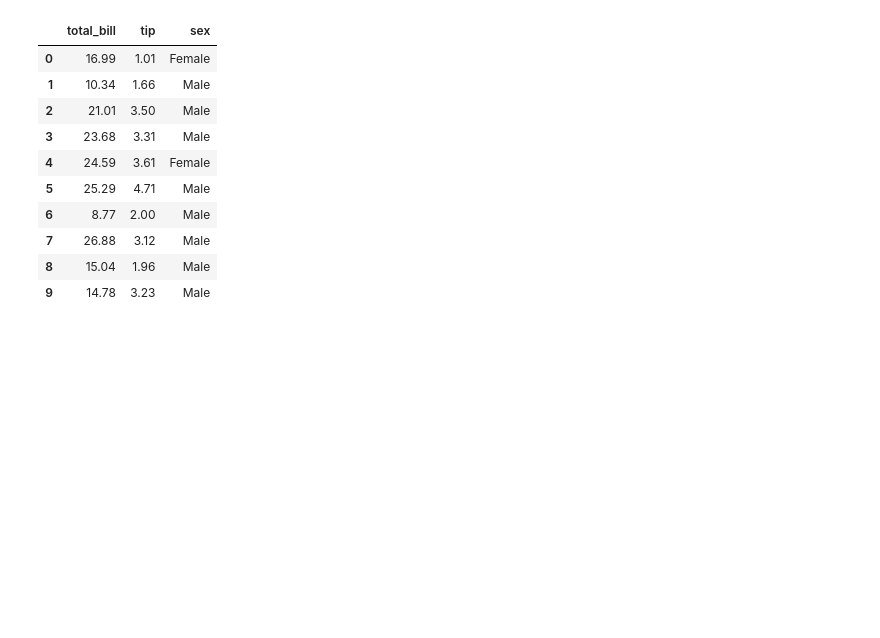
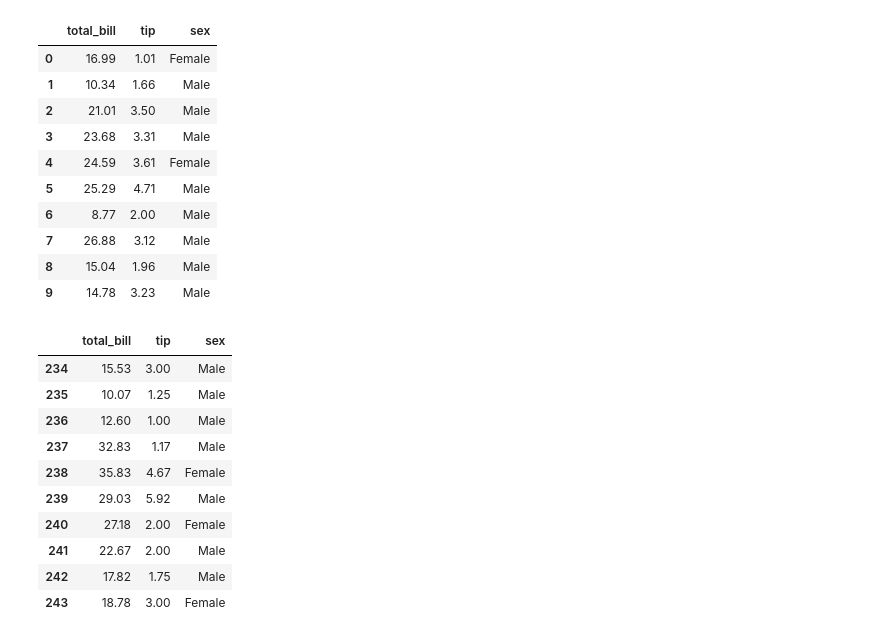
Before and after one commit to shahnawazm786/MavenProject, a Jupyter notebook: Shahnawaz_Practice.ipynb, the cells around one changed output. Saved outputs shown, nothing was run; the diff lists cells and outputs as text; code cells hidden in the pictures; blank space fills up the shorter version.

```diff
--- a/Shahnawaz_Practice.ipynb
+++ b/Shahnawaz_Practice.ipynb
@@ -154,3 +154,17 @@ tips[['total_bill','tip','sex']].head(10)
 | 7 | 26.88 | 3.12 | Male |
 | 8 | 15.04 | 1.96 | Male |
 | 9 | 14.78 | 3.23 | Male |
+# %%
+tips[['total_bill','tip','sex']].tail(10)
+# %% [output]
+|  | total_bill | tip | sex |
+| 234 | 15.53 | 3.00 | Male |
+| 235 | 10.07 | 1.25 | Male |
+| 236 | 12.60 | 1.00 | Male |
+| 237 | 32.83 | 1.17 | Male |
+| 238 | 35.83 | 4.67 | Female |
+| 239 | 29.03 | 5.92 | Male |
+| 240 | 27.18 | 2.00 | Female |
+| 241 | 22.67 | 2.00 | Male |
+| 242 | 17.82 | 1.75 | Male |
+| 243 | 18.78 | 3.00 | Female |
```
